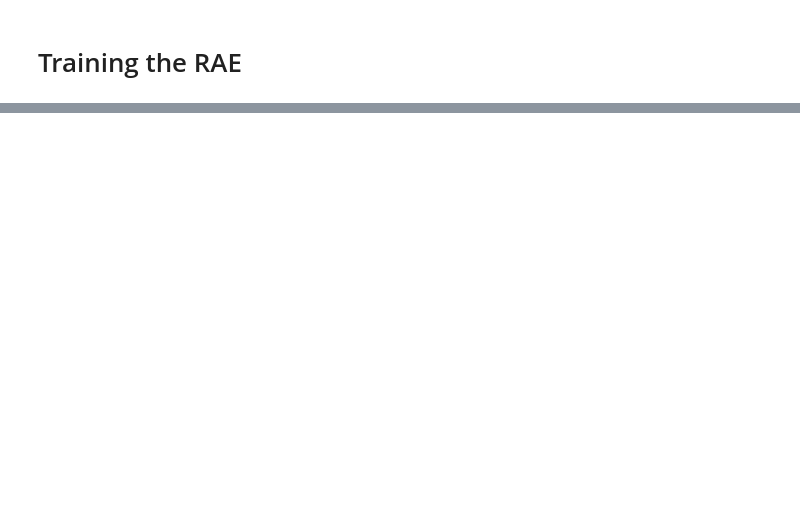
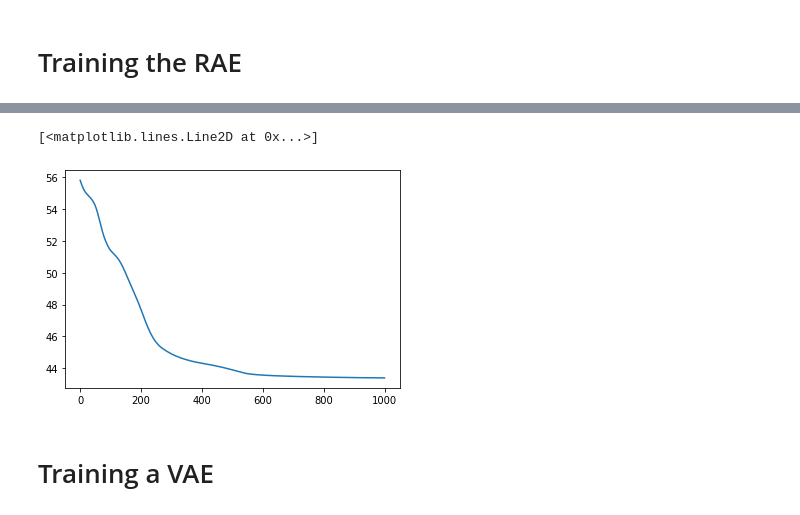
Before and after one commit to SMATousi/outlier_VAE, a Jupyter notebook: RAE_Cube_dataset.ipynb, the cells around one changed output, grey strips where cells are left out. Saved outputs shown, nothing was run; the diff lists cells and outputs as text; code cells hidden in the pictures; blank space fills up the shorter version.

```diff
--- a/RAE_Cube_dataset.ipynb
+++ b/RAE_Cube_dataset.ipynb
@@ -244,6 +235,6 @@ tdata = np.concatenate([dataset], axis=0)
 tdata = np.expand_dims(tdata, -1).astype("float32")
 
 rae = RAE(encoder, decoder)
-rae.compile(optimizer=tf.keras.optimizers.legacy.Adam())
-history = rae.fit(tdata, epochs=100, batch_size=1024)
+rae.compile(optimizer=tf.keras.optimizers.Adam())
+history = rae.fit(tdata, epochs=1000, batch_size=1024)
 # %% [output]
@@ -269,0 +277,7 @@ Epoch 100/100
+# %%
+plt.plot(history.history["reconstruction_loss"])
+# %% [output]
+[<matplotlib.lines.Line2D at 0x...>]
+[figure, added]
+# %% [markdown]
+# Training a VAE
```
Also changed, not shown: parts of 9 cells of this notebook, 1 other file.
